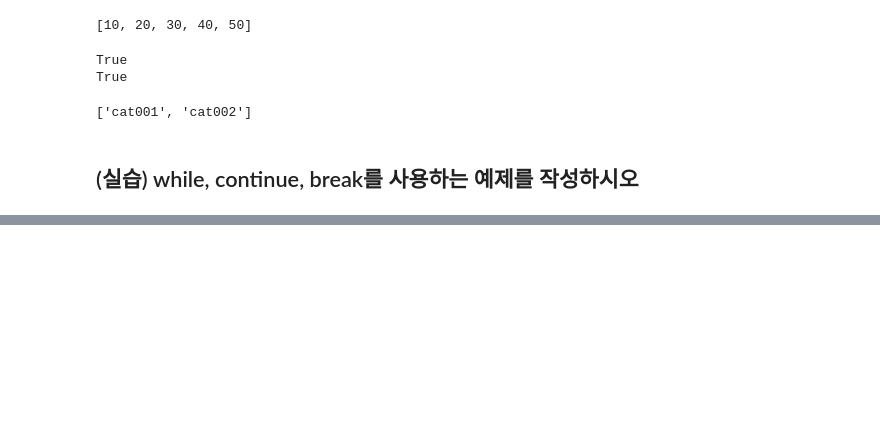
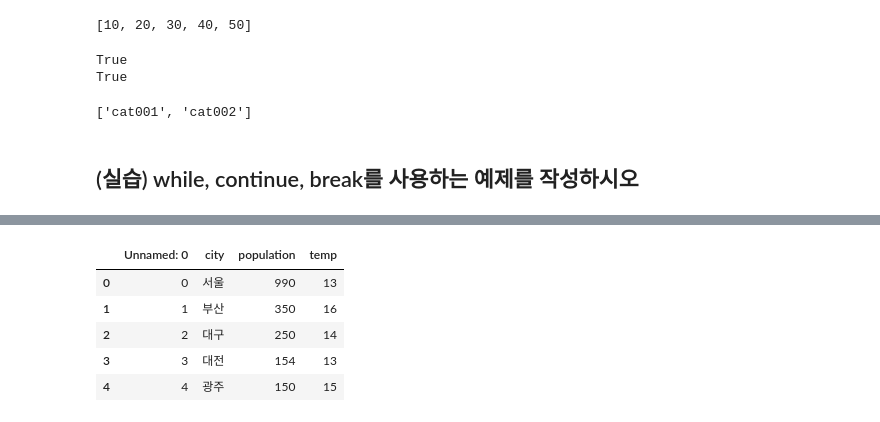
Before and after one commit to ks9kim/file3, a Jupyter notebook: e_22_Python.ipynb, the cells around one changed output, grey strips where cells are left out. Drawn from its saved outputs; the diff is of its cells as text; code cells hidden in the pictures; blank space fills up the shorter version.

```diff
--- a/e_22_Python.ipynb
+++ b/e_22_Python.ipynb
@@ -631,0 +655,10 @@ print(new_list)
+# %%
+df2 = pd.read_csv('/content/cities.csv', encoding='UTF-8')
+df2
+# %% [output]
+|  | Unnamed: 0 | city | population | temp |
+| 0 | 0 | 서울 | 990 | 13 |
+| 1 | 1 | 부산 | 350 | 16 |
+| 2 | 2 | 대구 | 250 | 14 |
+| 3 | 3 | 대전 | 154 | 13 |
+| 4 | 4 | 광주 | 150 | 15 |
```
Also changed, not shown: parts of 3 cells of this notebook.
